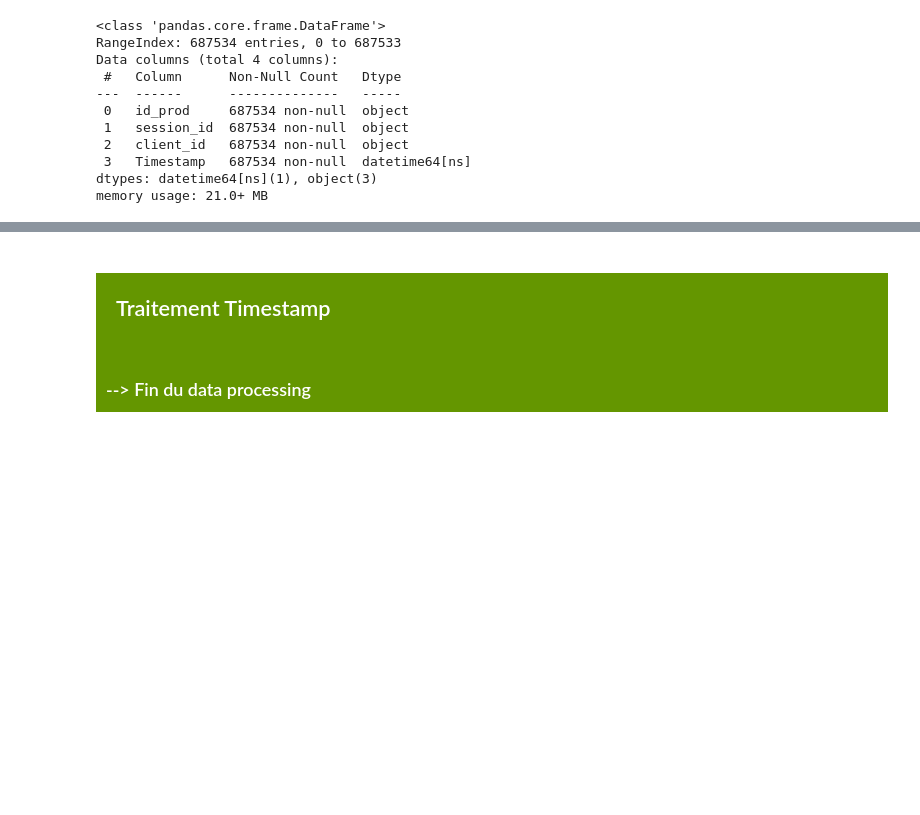
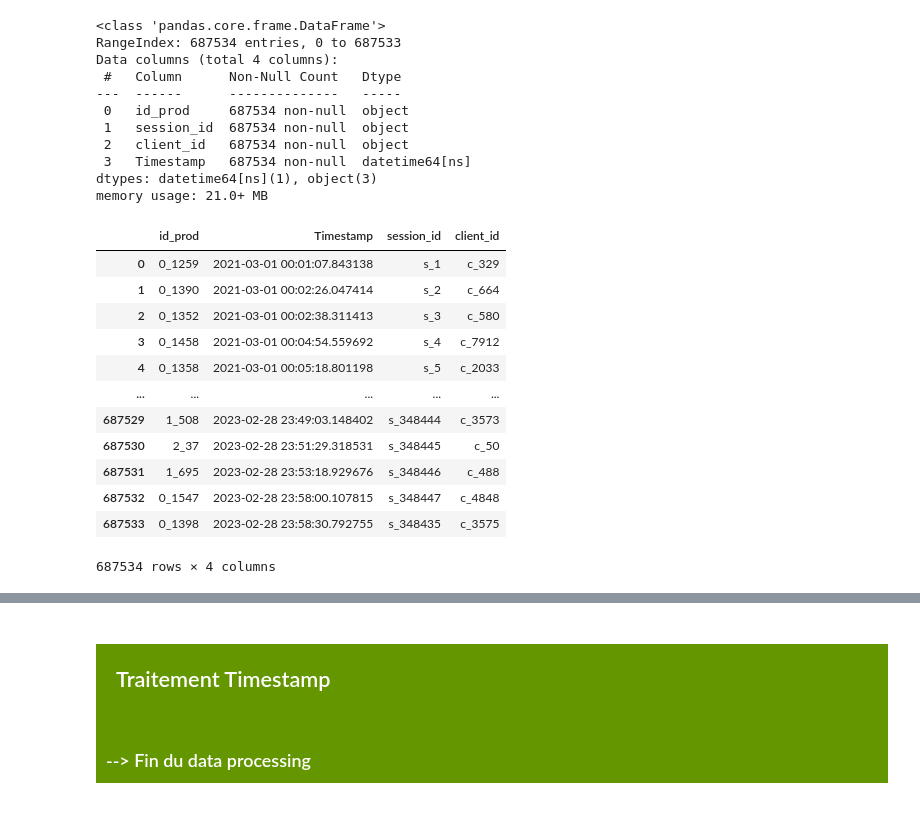
Before and after one commit to IshemZ/Projet_6-Lapage, a Jupyter notebook: Programme/test_conversion_timestamps.ipynb, the cells around one changed output, grey strips where cells are left out. Saved outputs shown, nothing was run; the diff lists cells and outputs as text; code cells hidden in the pictures; blank space fills up the shorter version.

```diff
--- a/Programme/test_conversion_timestamps.ipynb
+++ b/Programme/test_conversion_timestamps.ipynb
@@ -133,3 +133,19 @@ dtypes: datetime64[ns](1), object(3)
 memory usage: 21.0+ MB
 # %%
 transactions_processing = transactions_processing[['id_prod', 'Timestamp', 'session_id', 'client_id']]
+# %%
+transactions_processing
+# %% [output]
+|  | id_prod | Timestamp | session_id | client_id |
+| 0 | 0_1259 | 2021-03-01 00:01:07.843138 | s_1 | c_329 |
+| 1 | 0_1390 | 2021-03-01 00:02:26.047414 | s_2 | c_664 |
+| 2 | 0_1352 | 2021-03-01 00:02:38.311413 | s_3 | c_580 |
+| 3 | 0_1458 | 2021-03-01 00:04:54.559692 | s_4 | c_7912 |
+| 4 | 0_1358 | 2021-03-01 00:05:18.801198 | s_5 | c_2033 |
+| ... | ... | ... | ... | ... |
+| 687529 | 1_508 | 2023-02-28 23:49:03.148402 | s_348444 | c_3573 |
+| 687530 | 2_37 | 2023-02-28 23:51:29.318531 | s_348445 | c_50 |
+| 687531 | 1_695 | 2023-02-28 23:53:18.929676 | s_348446 | c_488 |
+| 687532 | 0_1547 | 2023-02-28 23:58:00.107815 | s_348447 | c_4848 |
+| 687533 | 0_1398 | 2023-02-28 23:58:30.792755 | s_348435 | c_3575 |
+687534 rows × 4 columns
```
Also changed, not shown: parts of 3 cells of this notebook, 1 other file.
